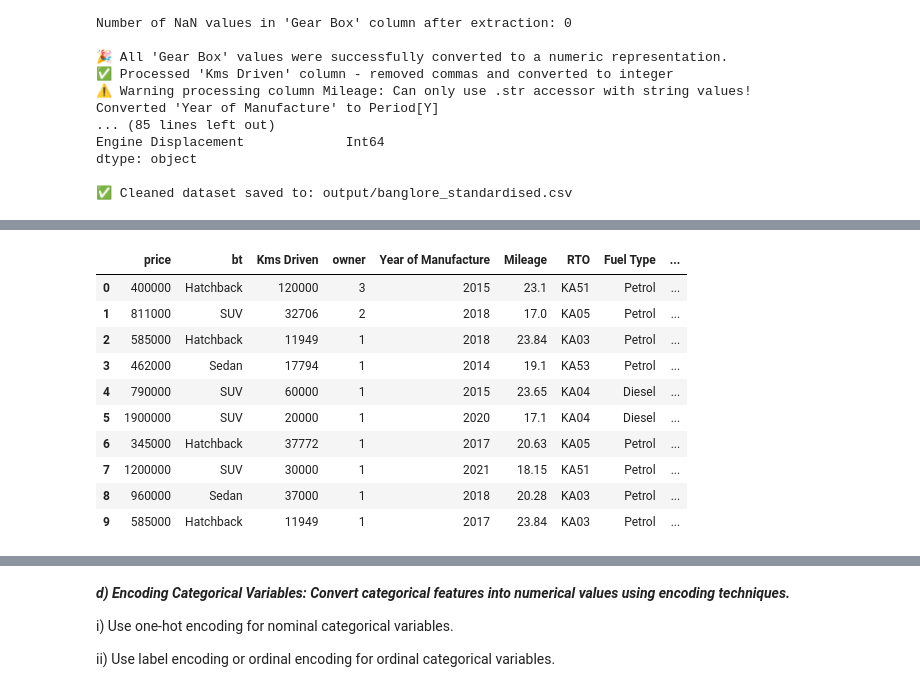
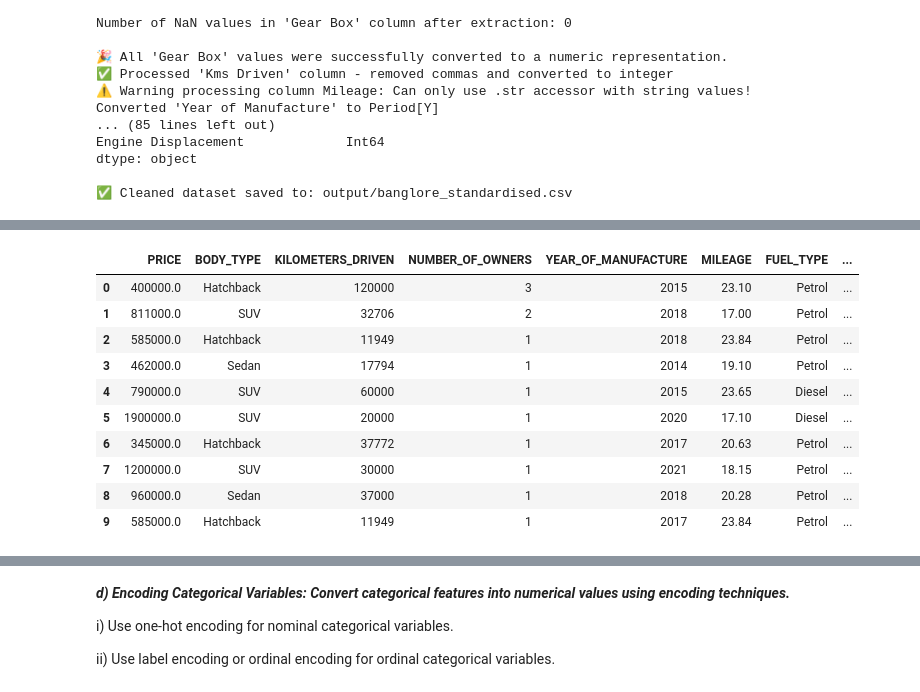
Before and after one commit to buvir/Car-Dheko_Used_Car_Price_Prediction, a Jupyter notebook: Final_Data_cleaning.ipynb, the cells around one changed output, grey strips where cells are left out. Saved outputs shown, nothing was run; the diff lists cells and outputs as text; code cells hidden in the pictures.

Commit message:
Standardising Data Formats

```diff
--- a/Final_Data_cleaning.ipynb
+++ b/Final_Data_cleaning.ipynb
@@ -533,3 +533,22 @@ with pd.option_context('display.max_rows', None, 'display.width', 1000):
 10         TRANSMISSION  string[python]            8369          0            0.00
 11                SEATS  string[python]            8369          0            0.00
 12            CITY_NAME  string[python]            8369          0            0.00
+# %%
+import pandas as pd
+
+file_name=r"csv_files/cars_filled_removed.csv"
+
+# Read the CSV file into a Pandas DataFrame
+df_check = pd.read_csv(file_name)
+
+nan_summary = pd.DataFrame({
+    'Column': df_check.columns,
+    'Data Type': df_check.dtypes,
+    'Non-Null Count': df_check.notna().sum(),
+    'NaN Count': df_check.isna().sum(),
+    'NaN Percentage': (df_check.isna().mean() * 100).round(2)
+}).reset_index(drop=True)
+
+# Display ALL rows without truncation
+with pd.option_context('display.max_rows', None, 'display.width', 1000):
+    print(nan_summary)
@@ -535,0 +570,2 @@ with pd.option_context('display.max_rows', None, 'display.width', 1000):
+# %%
+df=df_check
@@ -536,4 +574,7 @@ with pd.option_context('display.max_rows', None, 'display.width', 1000):
 # %%
+import pandas as pd
+import os
+
 # Define the columns to check for NaNs or blanks
 columns_to_check = [
     'PRICE',
@@ -569,3 +610,10 @@ if rows_to_drop:
     df.drop(index=rows_to_drop, inplace=True)  # Assuming your DataFrame is named 'df'
 else:
     print("\n✅ No rows with NaN or blank values found in the specified columns.")
+
+# Save the cleaned data with detected data types
+os.makedirs("csv_files", exist_ok=True)
+output_path = "csv_files/cars_filled_removed_final.csv"
+df.to_csv(output_path, index=False)
+
+# print(f"\n✅ Cleaned dataset saved to: {output_path}")
@@ -1277,16 +1287,16 @@ dtype: object
 # %%
-df_standardised_dtypes.head(10)
+df_clean.head(10)
 # %% [output]
-|  | price | bt | Kms Driven | owner | Year of Manufacture | Mileage | RTO | Fuel Type | ... |
-| 0 | 400000 | Hatchback | 120000 | 3 | 2015 | 23.1 | KA51 | Petrol | ... |
-| 1 | 811000 | SUV | 32706 | 2 | 2018 | 17.0 | KA05 | Petrol | ... |
-| 2 | 585000 | Hatchback | 11949 | 1 | 2018 | 23.84 | KA03 | Petrol | ... |
-| 3 | 462000 | Sedan | 17794 | 1 | 2014 | 19.1 | KA53 | Petrol | ... |
-| 4 | 790000 | SUV | 60000 | 1 | 2015 | 23.65 | KA04 | Diesel | ... |
-| 5 | 1900000 | SUV | 20000 | 1 | 2020 | 17.1 | KA04 | Diesel | ... |
-| 6 | 345000 | Hatchback | 37772 | 1 | 2017 | 20.63 | KA05 | Petrol | ... |
-| 7 | 1200000 | SUV | 30000 | 1 | 2021 | 18.15 | KA51 | Petrol | ... |
-| 8 | 960000 | Sedan | 37000 | 1 | 2018 | 20.28 | KA03 | Petrol | ... |
-| 9 | 585000 | Hatchback | 11949 | 1 | 2017 | 23.84 | KA03 | Petrol | ... |
+|  | PRICE | BODY_TYPE | KILOMETERS_DRIVEN | NUMBER_OF_OWNERS | YEAR_OF_MANUFACTURE | MILEAGE | FUEL_TYPE | ... |
+| 0 | 400000.0 | Hatchback | 120000 | 3 | 2015 | 23.10 | Petrol | ... |
+| 1 | 811000.0 | SUV | 32706 | 2 | 2018 | 17.00 | Petrol | ... |
+| 2 | 585000.0 | Hatchback | 11949 | 1 | 2018 | 23.84 | Petrol | ... |
+| 3 | 462000.0 | Sedan | 17794 | 1 | 2014 | 19.10 | Petrol | ... |
+| 4 | 790000.0 | SUV | 60000 | 1 | 2015 | 23.65 | Diesel | ... |
+| 5 | 1900000.0 | SUV | 20000 | 1 | 2020 | 17.10 | Diesel | ... |
+| 6 | 345000.0 | Hatchback | 37772 | 1 | 2017 | 20.63 | Petrol | ... |
+| 7 | 1200000.0 | SUV | 30000 | 1 | 2021 | 18.15 | Petrol | ... |
+| 8 | 960000.0 | Sedan | 37000 | 1 | 2018 | 20.28 | Petrol | ... |
+| 9 | 585000.0 | Hatchback | 11949 | 1 | 2017 | 23.84 | Petrol | ... |
 # %%
 nan_summary = pd.DataFrame({
```
Also changed, not shown: parts of 13 cells of this notebook, 3 other files.
